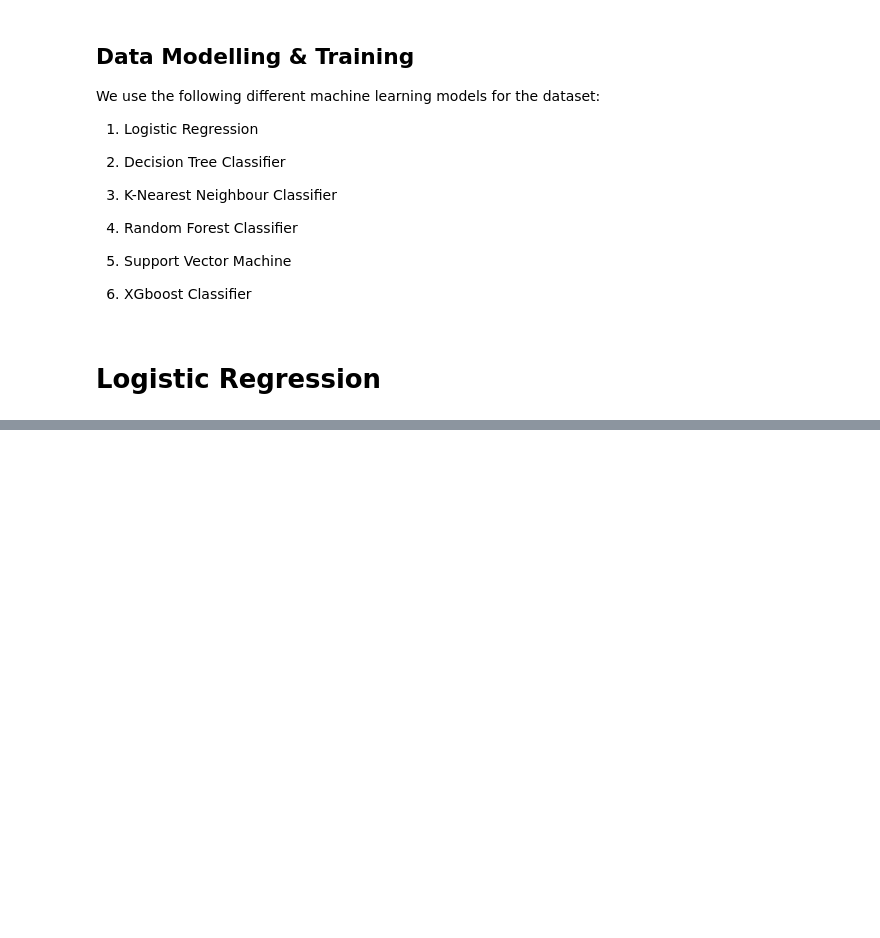
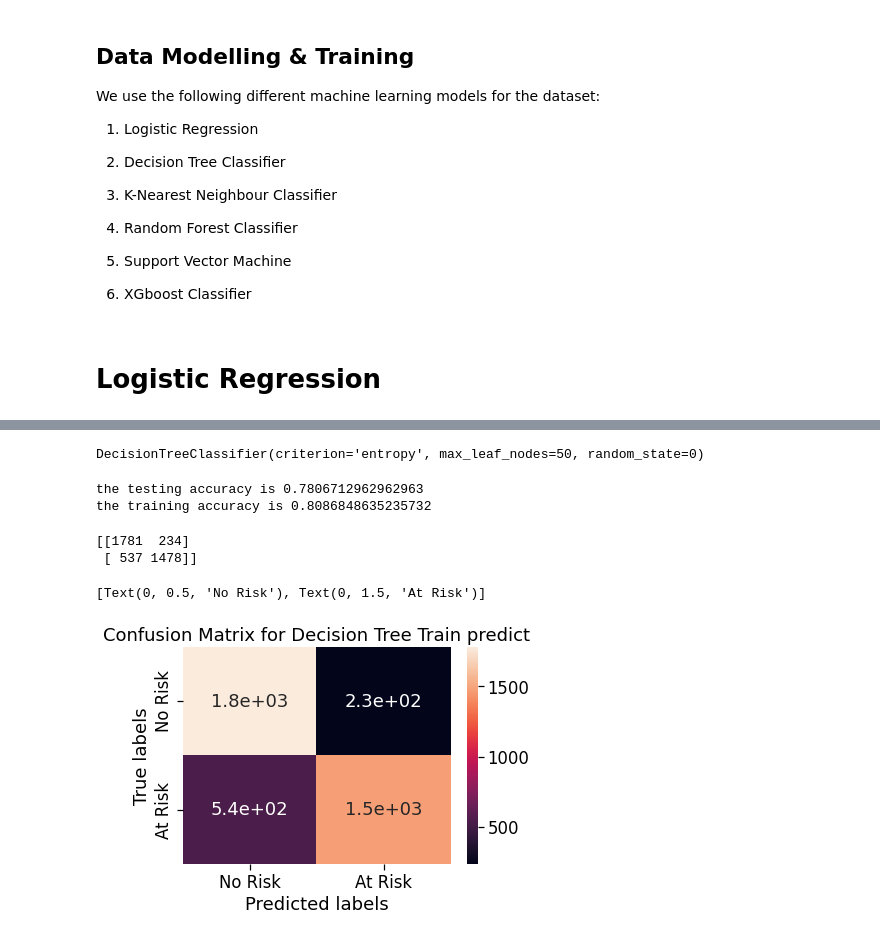
Before and after one commit to Ranjitkumarmuduli/Cardiovascular-Risk-Prediction-P_3, a Jupyter notebook: Supervised_ML_Classification_colab_notebook.ipynb, the cells around one changed output, grey strips where cells are left out. Cells and saved outputs as stored; diff of their text form; code cells hidden in the pictures; blank space fills up the shorter version.

```diff
--- a/Supervised_ML_Classification_colab_notebook.ipynb
+++ b/Supervised_ML_Classification_colab_notebook.ipynb
@@ -738,0 +840,36 @@ X_train, X_test, y_train, y_test = train_test_split(X, y_resampled , test_size=0
+# %%
+from sklearn.tree import DecisionTreeClassifier
+# now we train and build our model
+decision_tree_model = DecisionTreeClassifier(criterion="entropy",max_leaf_nodes= 50,random_state=0)
+decision_tree_model.fit(X_train,y_train)
+# %% [output]
+DecisionTreeClassifier(criterion='entropy', max_leaf_nodes=50, random_state=0)
+# %%
+train_preds = decision_tree_model.predict(X_train)
+test_preds = decision_tree_model.predict(X_test)
+# %%
+#Measuring Accuracy and AUC-ROC score
+testing_accuracy = accuracy_score(y_test, test_preds)
+print(f'the testing accuracy is {testing_accuracy}')
+training_accuracy = accuracy_score(y_train,train_preds)
+print(f'the training accuracy is {training_accuracy}')
+# %% [output]
+the testing accuracy is 0.7806712962962963
+the training accuracy is 0.8086848635235732
+# %%
+#the confusion matrix for training
+labels = ['No Risk', 'At Risk']
+cm = confusion_matrix(y_train, train_preds)
+print(cm)
+ax= plt.subplot()
+sns.heatmap(cm, annot=True, ax = ax) #annot=True to annotate cells
+ax.set_xlabel('Predicted labels')
+ax.set_ylabel('True labels')
+ax.set_title('Confusion Matrix for Decision Tree Train predict')
+ax.xaxis.set_ticklabels(labels)
+ax.yaxis.set_ticklabels(labels)
+# %% [output]
+[[1781  234]
+ [ 537 1478]]
+[Text(0, 0.5, 'No Risk'), Text(0, 1.5, 'At Risk')]
+[figure, added]
```
Also changed, not shown: parts of 62 cells of this notebook.
